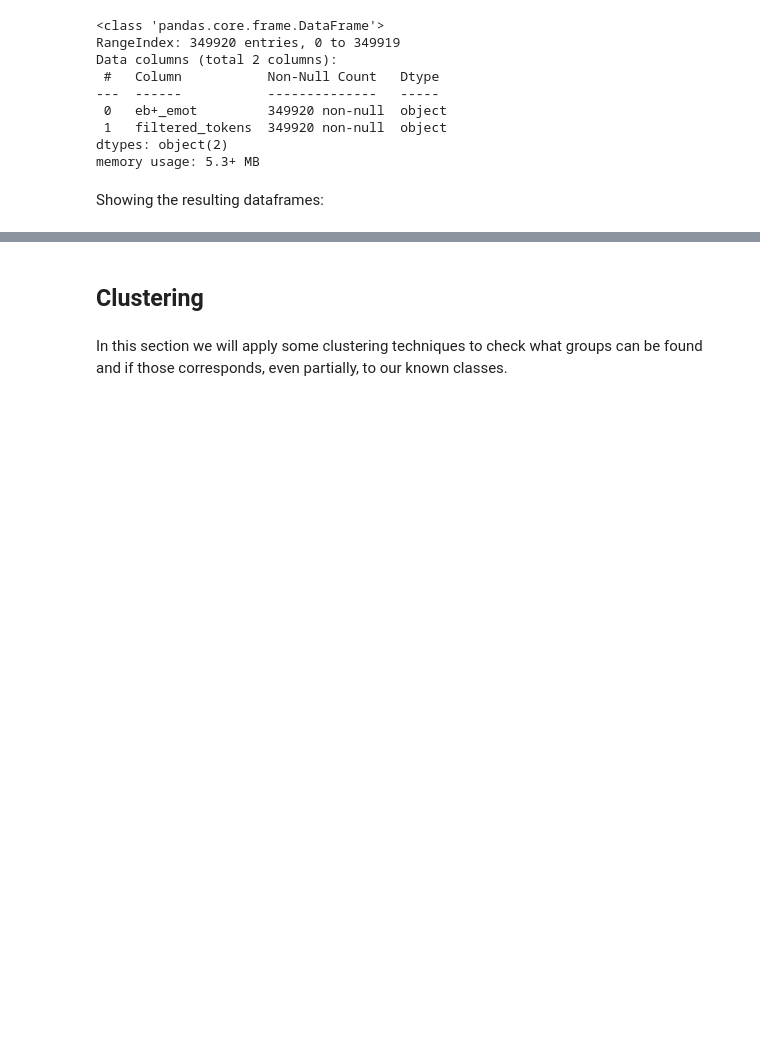
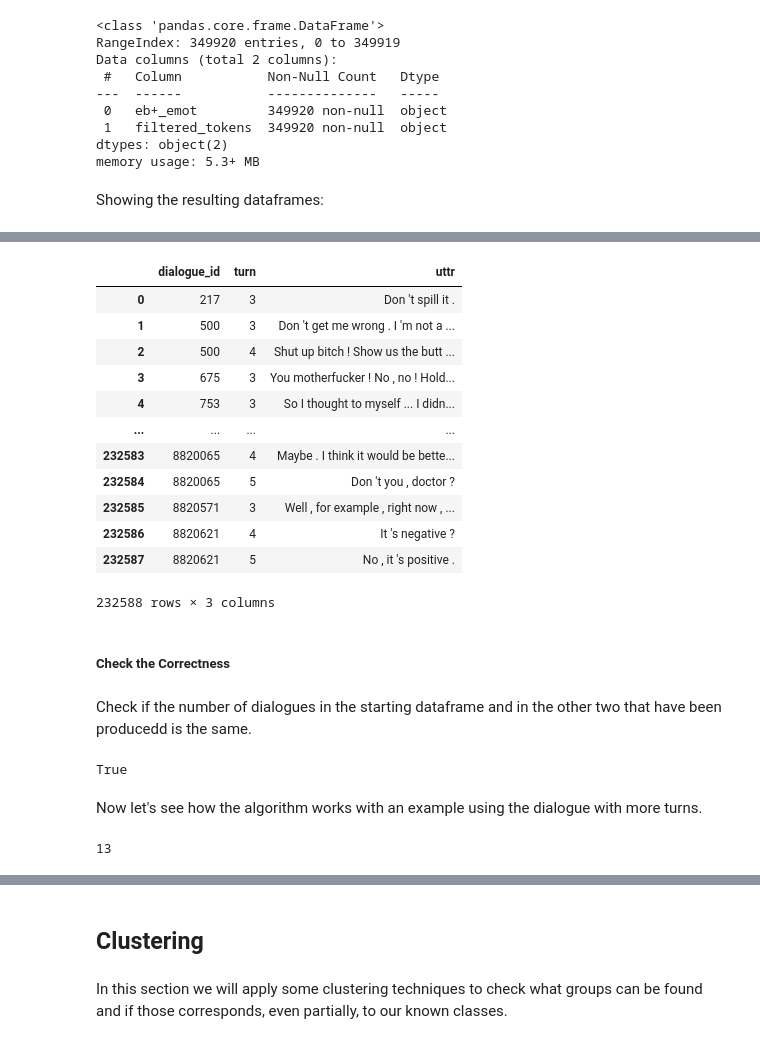
Before and after one commit to SimoneCallegarin/NLP_project, a Jupyter notebook: SA and TextGen on EDOS.ipynb, the cells around one changed output, grey strips where cells are left out. Saved outputs shown, nothing was run; the diff lists cells and outputs as text; code cells hidden in the pictures; blank space fills up the shorter version.

```diff
--- a/SA and TextGen on EDOS.ipynb
+++ b/SA and TextGen on EDOS.ipynb
@@ -617,0 +750,32 @@ print(tokens_df)
+# %%
+second_half = second_half.reset_index(drop=True)
+second_half
+# %% [output]
+|  | dialogue_id | turn | uttr |
+| 0 | 217 | 3 | Don 't spill it . |
+| 1 | 500 | 3 | Don 't get me wrong . I 'm not a ... |
+| 2 | 500 | 4 | Shut up bitch ! Show us the butt ... |
+| 3 | 675 | 3 | You motherfucker ! No , no ! Hold... |
+| 4 | 753 | 3 | So I thought to myself ... I didn... |
+| ... | ... | ... | ... |
+| 232583 | 8820065 | 4 | Maybe . I think it would be bette... |
+| 232584 | 8820065 | 5 | Don 't you , doctor ? |
+| 232585 | 8820571 | 3 | Well , for example , right now , ... |
+| 232586 | 8820621 | 4 | It 's negative ? |
+| 232587 | 8820621 | 5 | No , it 's positive . |
+232588 rows × 3 columns
+# %% [markdown]
+##### **Check the Correctness**
+# %% [markdown]
+Check if the number of dialogues in the starting dataframe and in the other two that have been producedd is the same.
+# %%
+len(df_filtered['dialogue_id'].unique()) == len(first_half['dialogue_id'].unique()) == len(second_half['dialogue_id'].unique())
+# %% [output]
+True
+# %% [markdown]
+Now let's see how the algorithm works with an example using the dialogue with more turns.
+# %%
+max_turn = df_filtered['turn'].max()
+max_turn
+# %% [output]
+13
```
Also changed, not shown: parts of 104 cells of this notebook.
